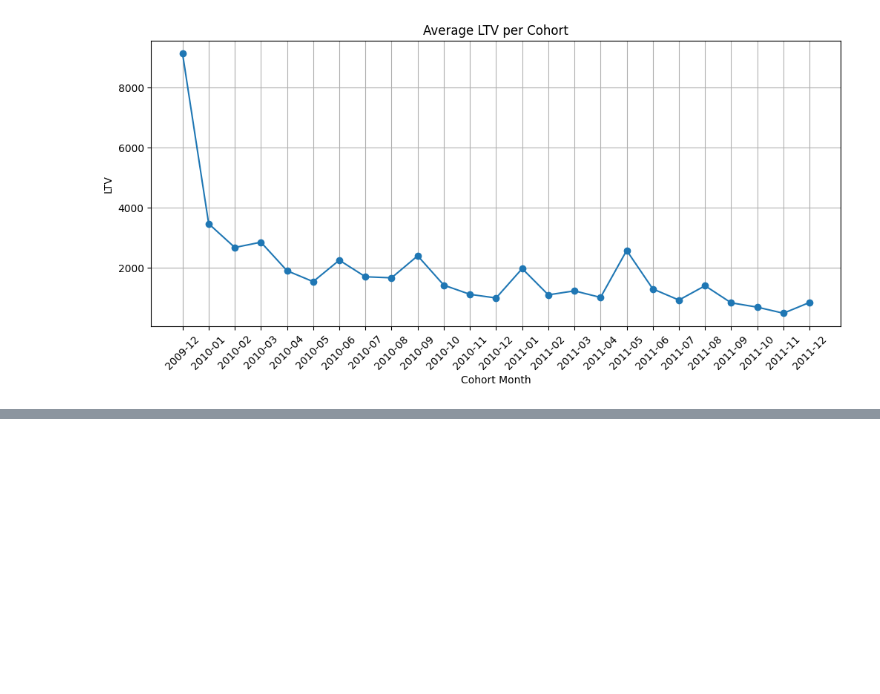
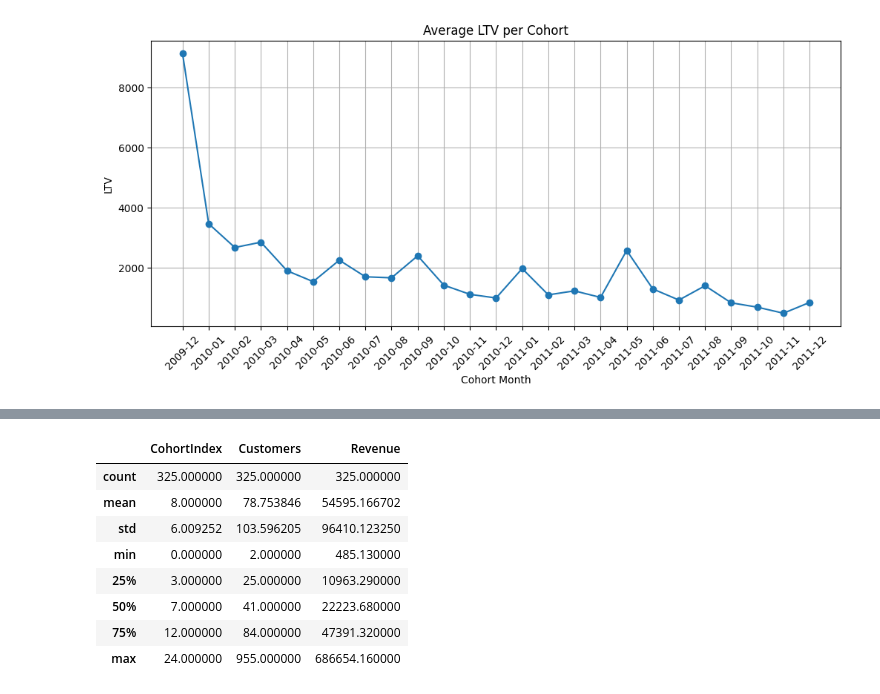
Before and after one commit to Luis-Mussalem/product-revenue-analytics, a Jupyter notebook: notebooks/cohort_retention_analysis.ipynb, the cells around one changed output, grey strips where cells are left out. Cells and saved outputs as stored; diff of their text form; code cells hidden in the pictures; blank space fills up the shorter version.

Commit message:
Refactor cohort pipeline and prepare BI-safe datasets

```diff
--- a/notebooks/cohort_retention_analysis.ipynb
+++ b/notebooks/cohort_retention_analysis.ipynb
@@ -412,0 +380,24 @@ cohort_revenue_bi.to_csv(
+# %%
+cohort_metrics = (
+    df_clean
+    .groupby(['CohortMonth', 'CohortIndex'])
+    .agg(
+        Customers=('Customer ID', 'nunique'),
+        Revenue=('Revenue', 'sum')
+    )
+    .reset_index()
+)
+# %%
+cohort_metrics.head()
+cohort_metrics.shape
+cohort_metrics.describe()
+# %% [output]
+|  | CohortIndex | Customers | Revenue |
+| count | 325.000000 | 325.000000 | 325.000000 |
+| mean | 8.000000 | 78.753846 | 54595.166702 |
+| std | 6.009252 | 103.596205 | 96410.123250 |
+| min | 0.000000 | 2.000000 | 485.130000 |
+| 25% | 3.000000 | 25.000000 | 10963.290000 |
+| 50% | 7.000000 | 41.000000 | 22223.680000 |
+| 75% | 12.000000 | 84.000000 | 47391.320000 |
+| max | 24.000000 | 955.000000 | 686654.160000 |
```
Also changed, not shown: parts of 20 cells of this notebook, 4 other files.
